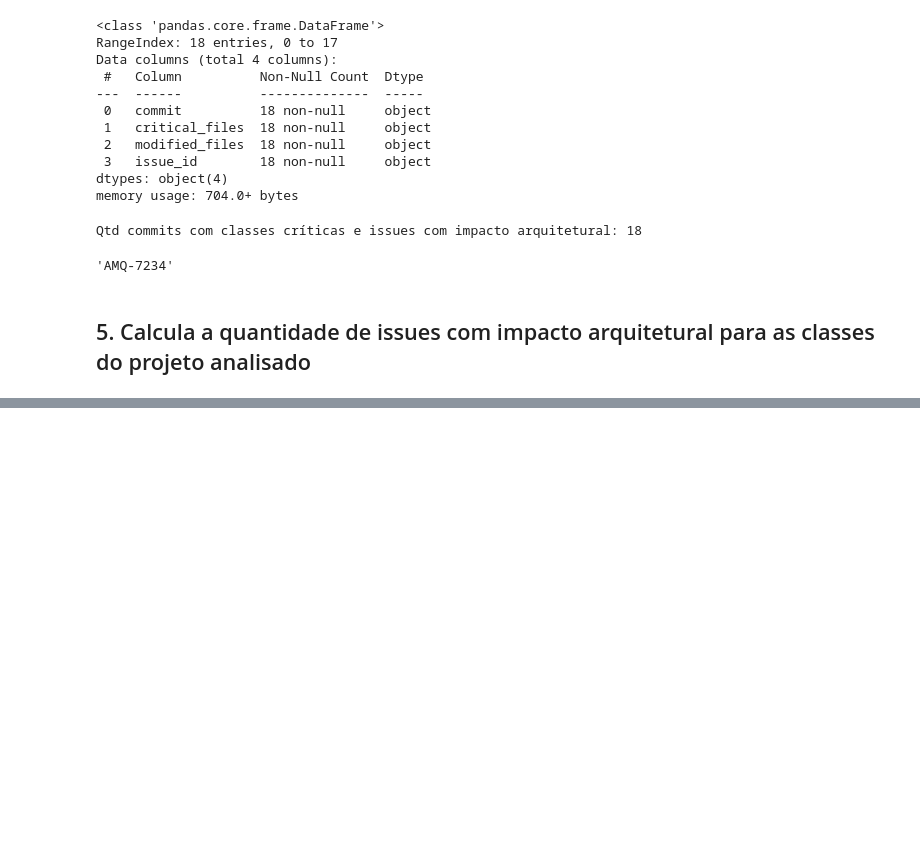
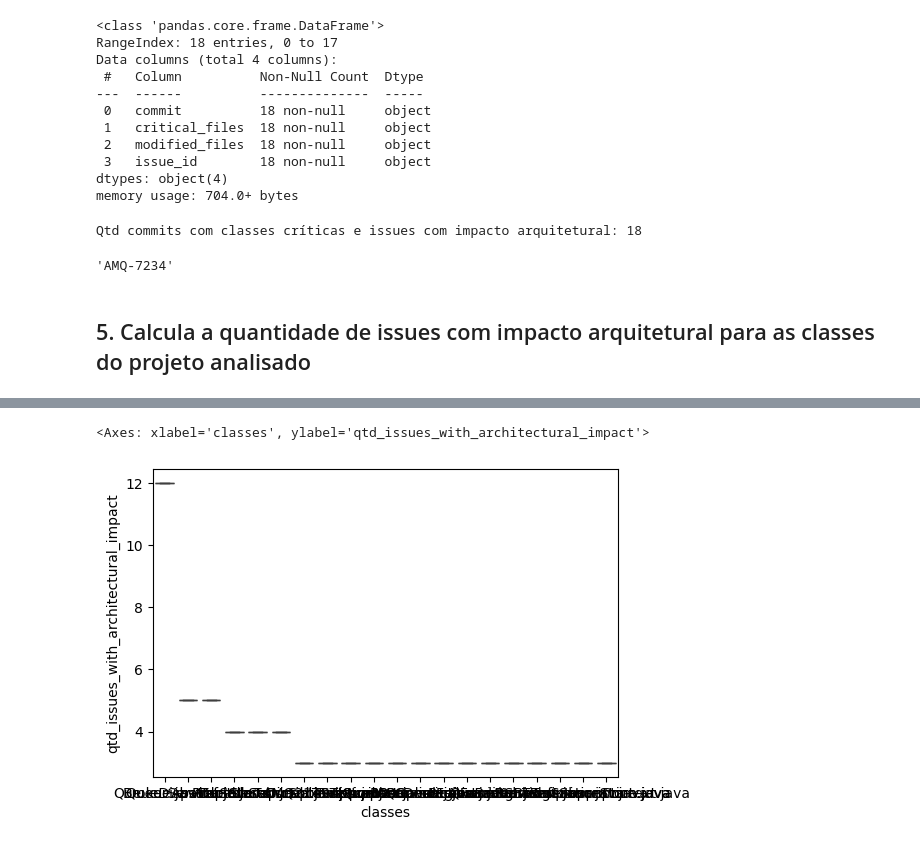
Before and after one commit to armandossrecife/my_evaluation, a Jupyter notebook: revisar_experimentos_activemq.ipynb, the cells around one changed output, grey strips where cells are left out. Drawn from its saved outputs; the diff is of its cells as text; code cells hidden in the pictures; blank space fills up the shorter version.

```diff
--- a/revisar_experimentos_activemq.ipynb
+++ b/revisar_experimentos_activemq.ipynb
@@ -303,0 +457,6 @@ df_final
+# %%
+plt.figure(figsize=(6,4))
+sns.boxplot(x='classes', y='qtd_issues_with_architectural_impact', data=data)
+# %% [output]
+<Axes: xlabel='classes', ylabel='qtd_issues_with_architectural_impact'>
+[figure, added]
```
Also changed, not shown: parts of 23 cells of this notebook.
